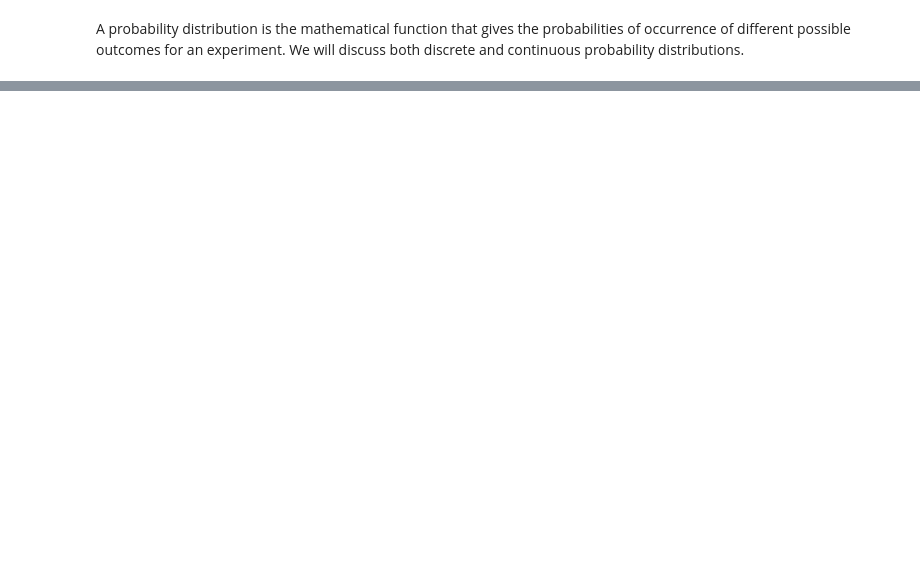
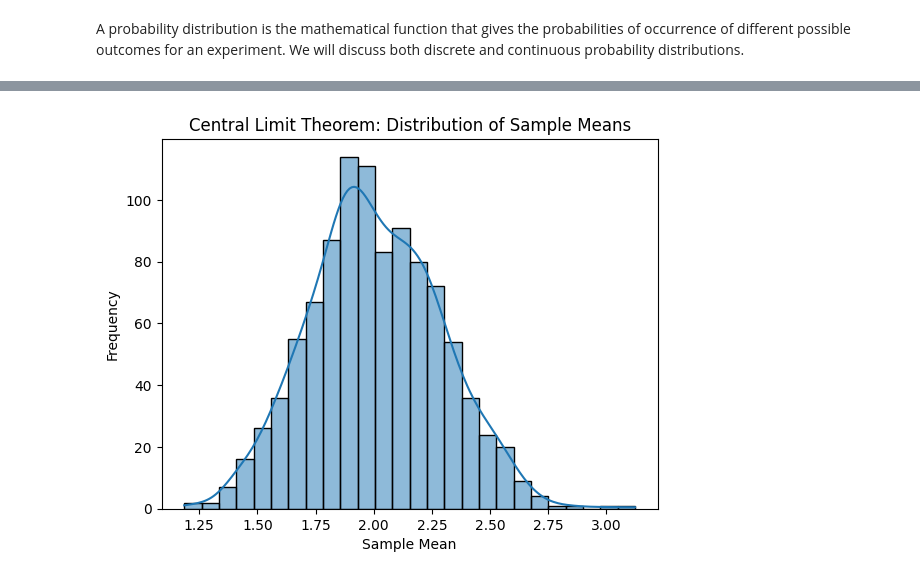
Before and after one commit to rccrdmr/MAT422-Mathematics-for-DataScience, a Jupyter notebook: 2.3_Independent Variables and Random Samples.ipynb, the cells around one changed output, grey strips where cells are left out. Drawn from its saved outputs; the diff is of its cells as text; code cells hidden in the pictures; blank space fills up the shorter version.

```diff
--- a/2.3_Independent Variables and Random Samples.ipynb
+++ b/2.3_Independent Variables and Random Samples.ipynb
@@ -583,0 +426,24 @@ plt.show()
+# %%
+import numpy as np
+import matplotlib.pyplot as plt
+import seaborn as sns
+
+lambda_param = 0.5  # Rate parameter
+
+# Generate a large number of sample means
+n_samples = 1000
+sample_size = 50
+sample_means = []
+
+for _ in range(n_samples):
+    sample = np.random.exponential(scale=1/lambda_param, size=sample_size)
+    sample_means.append(np.mean(sample))
+
+# Plot distribution of sample means
+sns.histplot(sample_means, kde=True)
+plt.title("Central Limit Theorem: Distribution of Sample Means")
+plt.xlabel("Sample Mean")
+plt.ylabel("Frequency")
+plt.show()
+# %% [output]
+[figure, added]
```
Also changed, not shown: parts of 54 cells of this notebook.
